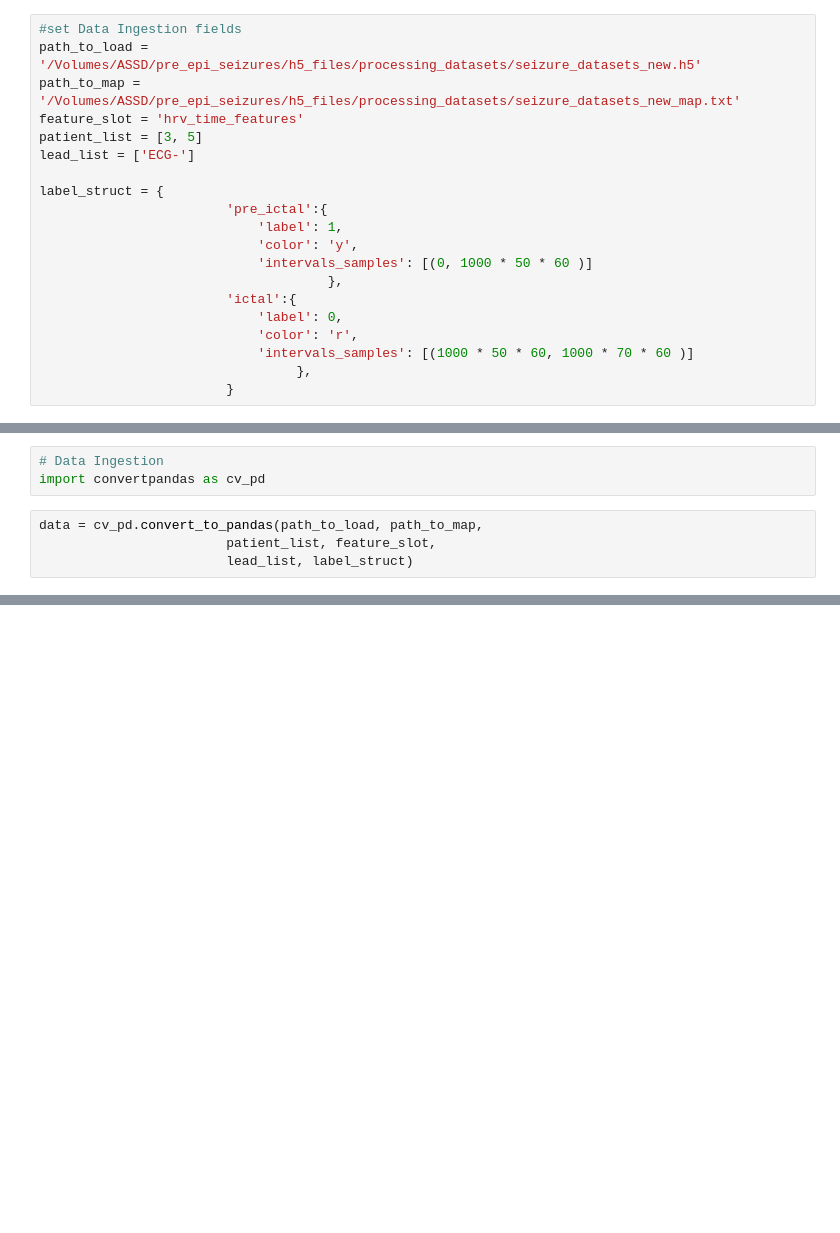
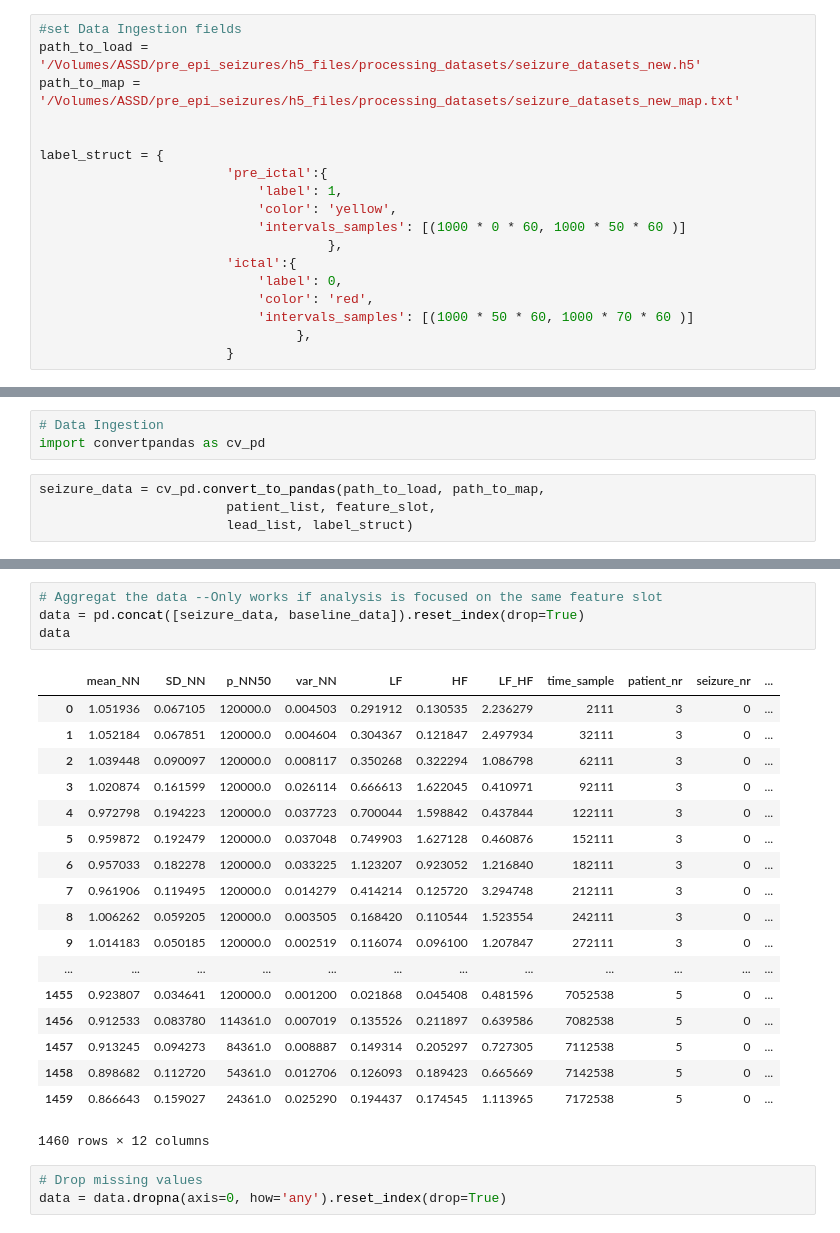
Before and after one commit to yinxiaojing1/pre_epi_seizures, a Jupyter notebook: pre_epi_seizures/classification/exploratory_data_analysis.ipynb, the cells around one changed output, grey strips where cells are left out. Drawn from its saved outputs; the diff is of its cells as text; blank space fills up the shorter version.

```diff
--- a/pre_epi_seizures/classification/exploratory_data_analysis.ipynb
+++ b/pre_epi_seizures/classification/exploratory_data_analysis.ipynb
@@ -5,19 +6,17 @@ import numpy as np
 #set Data Ingestion fields
 path_to_load = '/Volumes/ASSD/pre_epi_seizures/h5_files/processing_datasets/seizure_datasets_new.h5'
 path_to_map = '/Volumes/ASSD/pre_epi_seizures/h5_files/processing_datasets/seizure_datasets_new_map.txt'
-feature_slot = 'hrv_time_features'
-patient_list = [3, 5]
-lead_list = ['ECG-']
+
 
 label_struct = {
                         'pre_ictal':{
                             'label': 1,
-                            'color': 'y',
-                            'intervals_samples': [(0, 1000 * 50 * 60 )]
+                            'color': 'yellow',
+                            'intervals_samples': [(1000 * 0 * 60, 1000 * 50 * 60 )]
                                      },
                         'ictal':{
                             'label': 0,
-                            'color': 'r',
+                            'color': 'red',
                             'intervals_samples': [(1000 * 50 * 60, 1000 * 70 * 60 )]
                                  },
                         }
@@ -25,7 +30,7 @@ label_struct = {
 # Data Ingestion
 import convertpandas as cv_pd
 # %%
-data = cv_pd.convert_to_pandas(path_to_load, path_to_map,
+seizure_data = cv_pd.convert_to_pandas(path_to_load, path_to_map,
                         patient_list, feature_slot,
                         lead_list, label_struct)
 # %% [output]
@@ -87,3 +126,29 @@ closed
+# %%
+# Aggregat the data --Only works if analysis is focused on the same feature slot
+data = pd.concat([seizure_data, baseline_data]).reset_index(drop=True)
+data
+# %% [output]
+|  | mean_NN | SD_NN | p_NN50 | var_NN | LF | HF | LF_HF | time_sample | patient_nr | seizure_nr | ... |
+| 0 | 1.051936 | 0.067105 | 120000.0 | 0.004503 | 0.291912 | 0.130535 | 2.236279 | 2111 | 3 | 0 | ... |
+| 1 | 1.052184 | 0.067851 | 120000.0 | 0.004604 | 0.304367 | 0.121847 | 2.497934 | 32111 | 3 | 0 | ... |
+| 2 | 1.039448 | 0.090097 | 120000.0 | 0.008117 | 0.350268 | 0.322294 | 1.086798 | 62111 | 3 | 0 | ... |
+| 3 | 1.020874 | 0.161599 | 120000.0 | 0.026114 | 0.666613 | 1.622045 | 0.410971 | 92111 | 3 | 0 | ... |
+| 4 | 0.972798 | 0.194223 | 120000.0 | 0.037723 | 0.700044 | 1.598842 | 0.437844 | 122111 | 3 | 0 | ... |
+| 5 | 0.959872 | 0.192479 | 120000.0 | 0.037048 | 0.749903 | 1.627128 | 0.460876 | 152111 | 3 | 0 | ... |
+| 6 | 0.957033 | 0.182278 | 120000.0 | 0.033225 | 1.123207 | 0.923052 | 1.216840 | 182111 | 3 | 0 | ... |
+| 7 | 0.961906 | 0.119495 | 120000.0 | 0.014279 | 0.414214 | 0.125720 | 3.294748 | 212111 | 3 | 0 | ... |
+| 8 | 1.006262 | 0.059205 | 120000.0 | 0.003505 | 0.168420 | 0.110544 | 1.523554 | 242111 | 3 | 0 | ... |
+| 9 | 1.014183 | 0.050185 | 120000.0 | 0.002519 | 0.116074 | 0.096100 | 1.207847 | 272111 | 3 | 0 | ... |
+| ... | ... | ... | ... | ... | ... | ... | ... | ... | ... | ... | ... |
+| 1455 | 0.923807 | 0.034641 | 120000.0 | 0.001200 | 0.021868 | 0.045408 | 0.481596 | 7052538 | 5 | 0 | ... |
+| 1456 | 0.912533 | 0.083780 | 114361.0 | 0.007019 | 0.135526 | 0.211897 | 0.639586 | 7082538 | 5 | 0 | ... |
+| 1457 | 0.913245 | 0.094273 | 84361.0 | 0.008887 | 0.149314 | 0.205297 | 0.727305 | 7112538 | 5 | 0 | ... |
+| 1458 | 0.898682 | 0.112720 | 54361.0 | 0.012706 | 0.126093 | 0.189423 | 0.665669 | 7142538 | 5 | 0 | ... |
+| 1459 | 0.866643 | 0.159027 | 24361.0 | 0.025290 | 0.194437 | 0.174545 | 1.113965 | 7172538 | 5 | 0 | ... |
+1460 rows × 12 columns
+# %%
+# Drop missing values
+data = data.dropna(axis=0, how='any').reset_index(drop=True)
 # %%
 data
 # %% [output]
```
Also changed, not shown: parts of 17 cells of this notebook, 4 other files.
